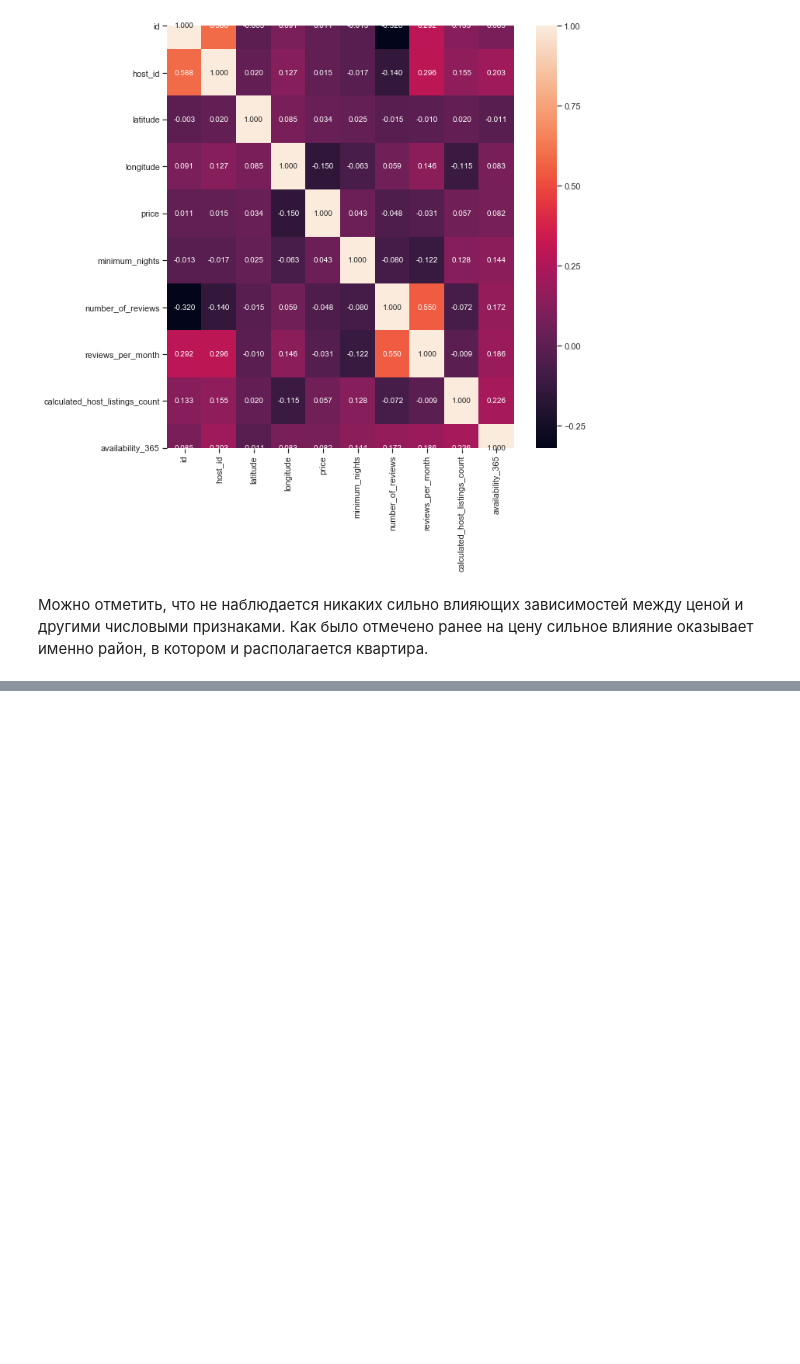
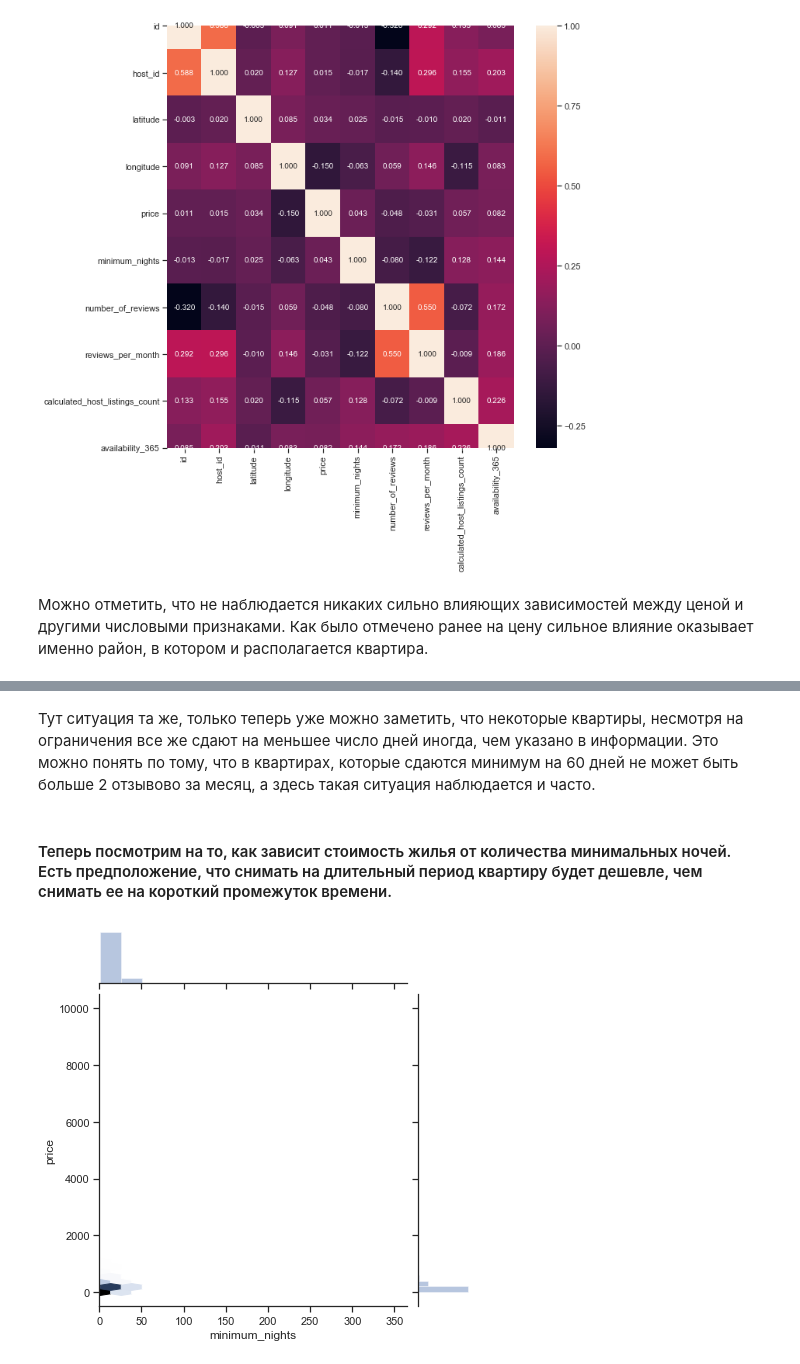
Before and after one commit to tonyafedorova/ML_MSc_1course, a Jupyter notebook: Lab1/Lab1_MMO.ipynb, the cells around one changed output, grey strips where cells are left out. Drawn from its saved outputs; the diff is of its cells as text; code cells hidden in the pictures; blank space fills up the shorter version.

```diff
--- a/Lab1/Lab1_MMO.ipynb
+++ b/Lab1/Lab1_MMO.ipynb
@@ -192,0 +220,10 @@ sns.heatmap(data.corr(), annot=True, fmt='.3f')
+# %% [markdown]
+Тут ситуация та же, только теперь уже можно заметить, что некоторые квартиры, несмотря на ограничения все же сдают на меньшее число дней иногда, чем указано в информации. Это можно понять по тому, что в квартирах, которые сдаются минимум на 60 дней не может быть больше 2 отзывово за месяц, а здесь такая ситуация наблюдается и часто.
+# %% [markdown]
+#### Теперь посмотрим на то, как зависит стоимость жилья от количества минимальных ночей. Есть предположение, что снимать на длительный период квартиру будет дешевле, чем снимать ее на короткий промежуток времени.
+# %%
+plot = sns.jointplot(x=data["minimum_nights"], y=data["price"], kind='hex')
+plot.ax_marg_x.set_xlim(0, 365)
+plt.show()
+# %% [output]
+[figure, added]
```
Also changed, not shown: parts of 9 cells of this notebook.
